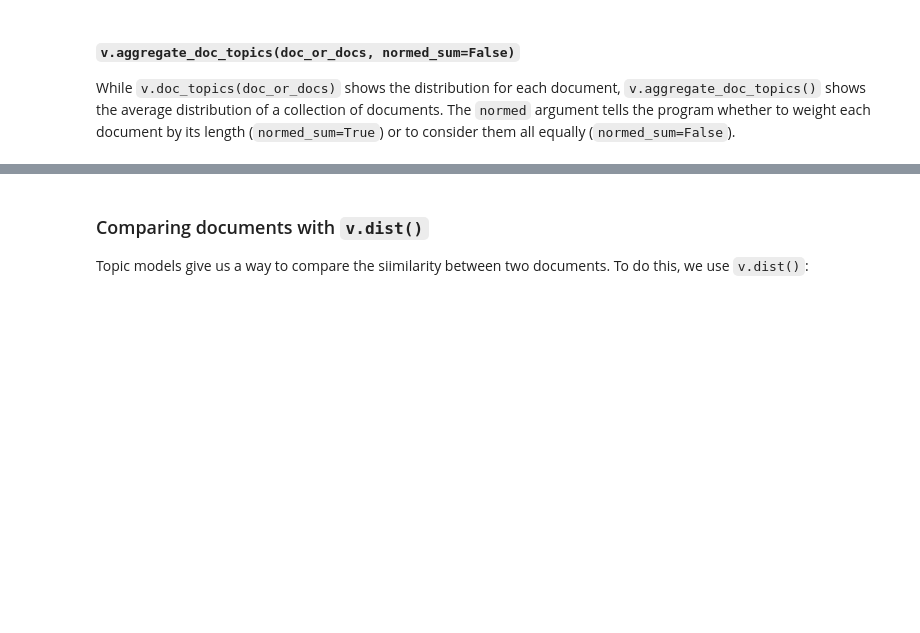
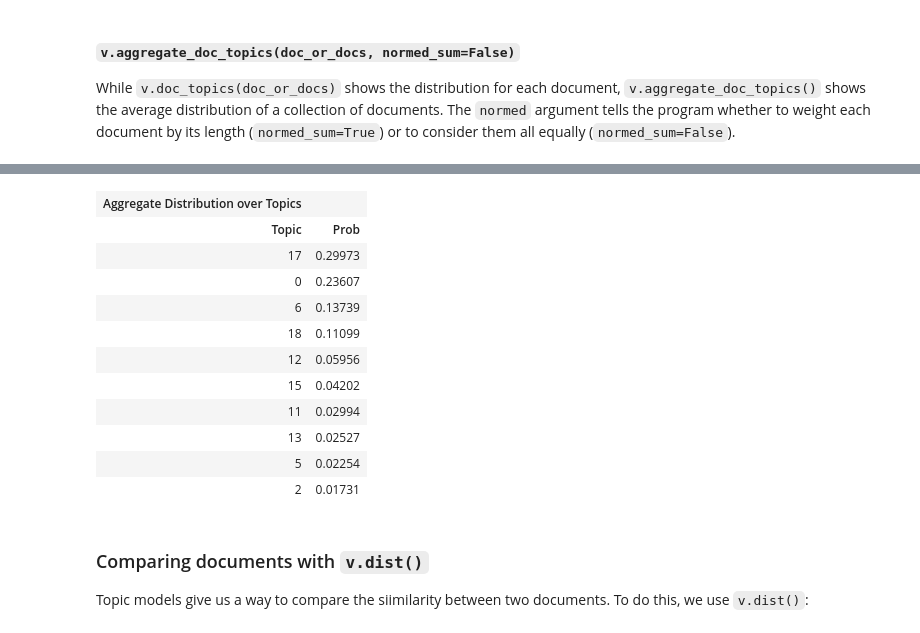
Before and after one commit to luohongliang/handian, a Jupyter notebook: notebooks/Topic Explorer Tutorial.ipynb, the cells around one changed output, grey strips where cells are left out. Drawn from its saved outputs; the diff is of its cells as text; code cells hidden in the pictures; blank space fills up the shorter version.

```diff
--- a/notebooks/Topic Explorer Tutorial.ipynb
+++ b/notebooks/Topic Explorer Tutorial.ipynb
@@ -139,5 +215,18 @@ While `v.doc_topics(doc_or_docs)` shows the distribution for each document, `v.a
 # %%
-v.aggregate_doc_topics(v.labels[:3], normed_sum=True)
+v.aggregate_doc_topics(v.labels[:3])
+# %% [output]
+| Aggregate Distribution over Topics |  |
+| Topic | Prob |
+| 17 | 0.29973 |
+| 0 | 0.23607 |
+| 6 | 0.13739 |
+| 18 | 0.11099 |
+| 12 | 0.05956 |
+| 15 | 0.04202 |
+| 11 | 0.02994 |
+| 13 | 0.02527 |
+| 5 | 0.02254 |
+| 2 | 0.01731 |
 # %% [markdown]
 ### Comparing documents with `v.dist()`
 
```
Also changed, not shown: parts of 10 cells of this notebook, 3 other files.
